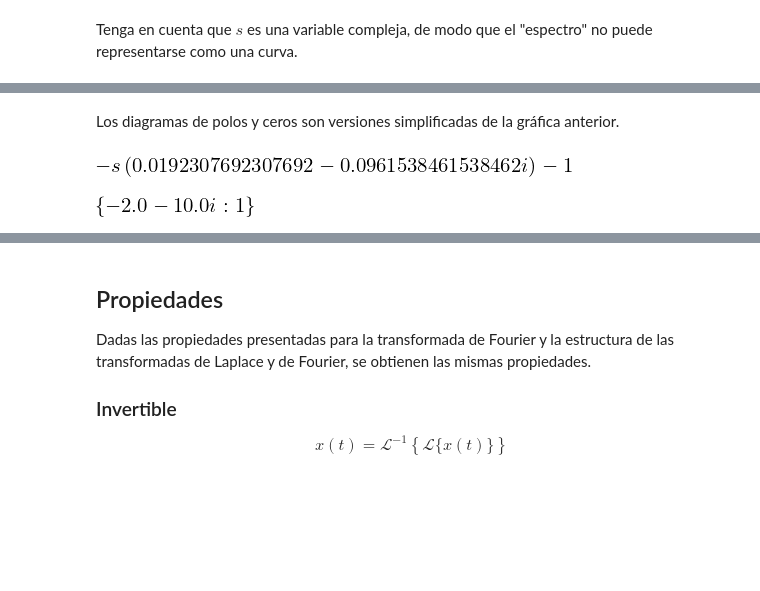
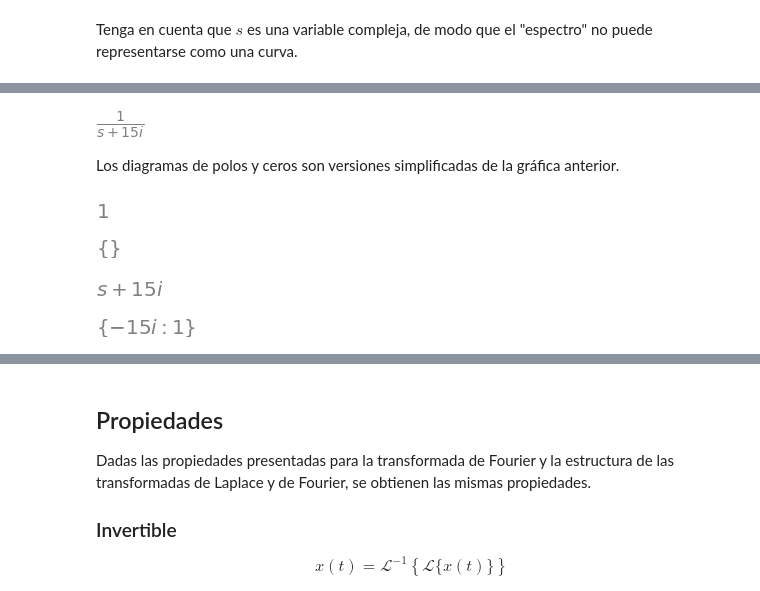
Before and after one commit to pierrediazp/Se-ales_y_Sistemas, a Jupyter notebook: 06_Transformada_Laplace.ipynb, the cells around one changed output, grey strips where cells are left out. Drawn from its saved outputs; the diff is of its cells as text; code cells hidden in the pictures; blank space fills up the shorter version.

```diff
--- a/06_Transformada_Laplace.ipynb
+++ b/06_Transformada_Laplace.ipynb
@@ -133,7 +133,7 @@ Entonces, la transformada de la señal exponencial compleja y causal es
 t = sym.symbols('t', real=True)
 s = sym.symbols('s', complex=True)
 
-s0 = 2+10j
+s0 = 15*sym.I
 x = sym.exp(-s0*t)*sym.Heaviside(t)
 x
 # %% [output]
@@ -201,13 +209,25 @@ X1
+# %%
+X
+# %% [output]
+[figure, added]
 # %% [markdown]
 Los diagramas de polos y ceros son versiones simplificadas de la gráfica anterior.
 # %%
-sym.denom(X) # El numerador de X(s)
+sym.numer(X) # El numerador de X(s)
 # %% [output]
-[figure, old version]
+[figure, new version]
 # %%
-sym.roots(sym.denom(X), s) # Las raíces del numerador de X(s)
+sym.roots(sym.numer(X), s) # Las raíces del numerador de X(s)
 # %% [output]
-[figure, old version]
+[figure, new version]
+# %%
+sym.denom(X) # El denominador de X(s)
+# %% [output]
+[figure, added]
+# %%
+sym.roots(sym.denom(X), s) # Las raíces del denominador de X(s)
+# %% [output]
+[figure, added]
 # %%
 plt.rcParams['figure.figsize'] = 4,4
 pole_zero_plot(sym.roots(sym.denom(X), s), sym.roots(sym.numer(X), s))
```
Also changed, not shown: parts of 11 cells of this notebook, 7 other files.
